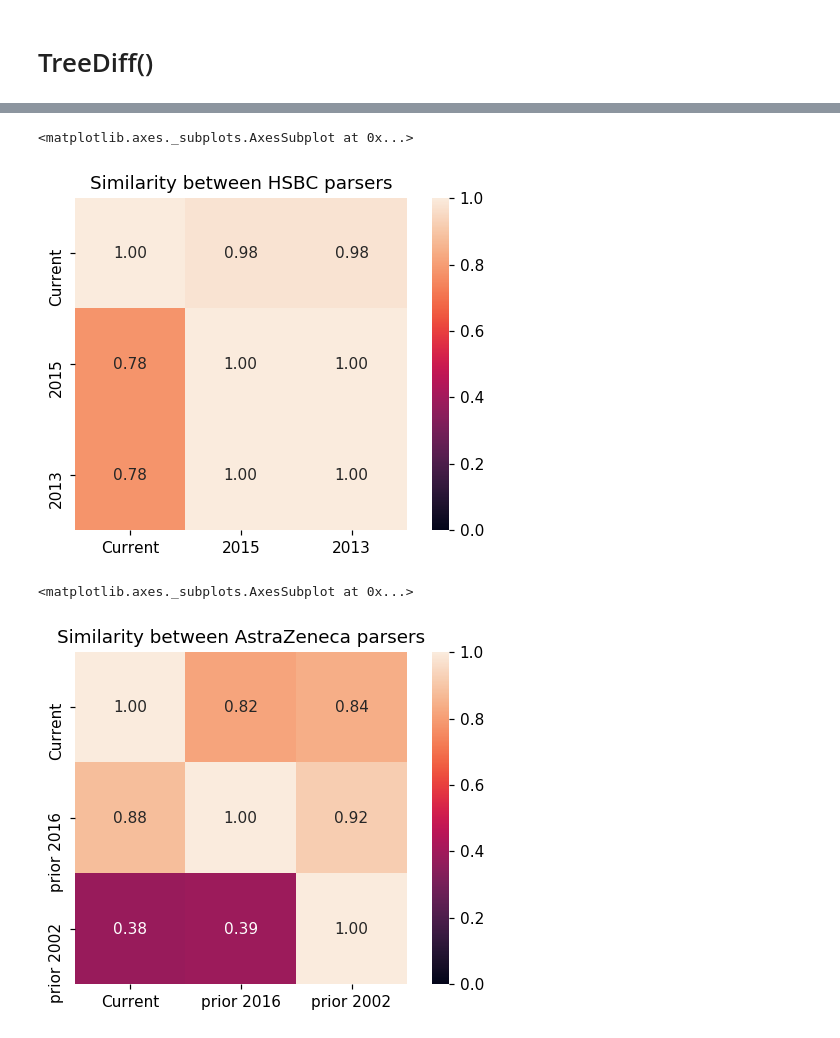
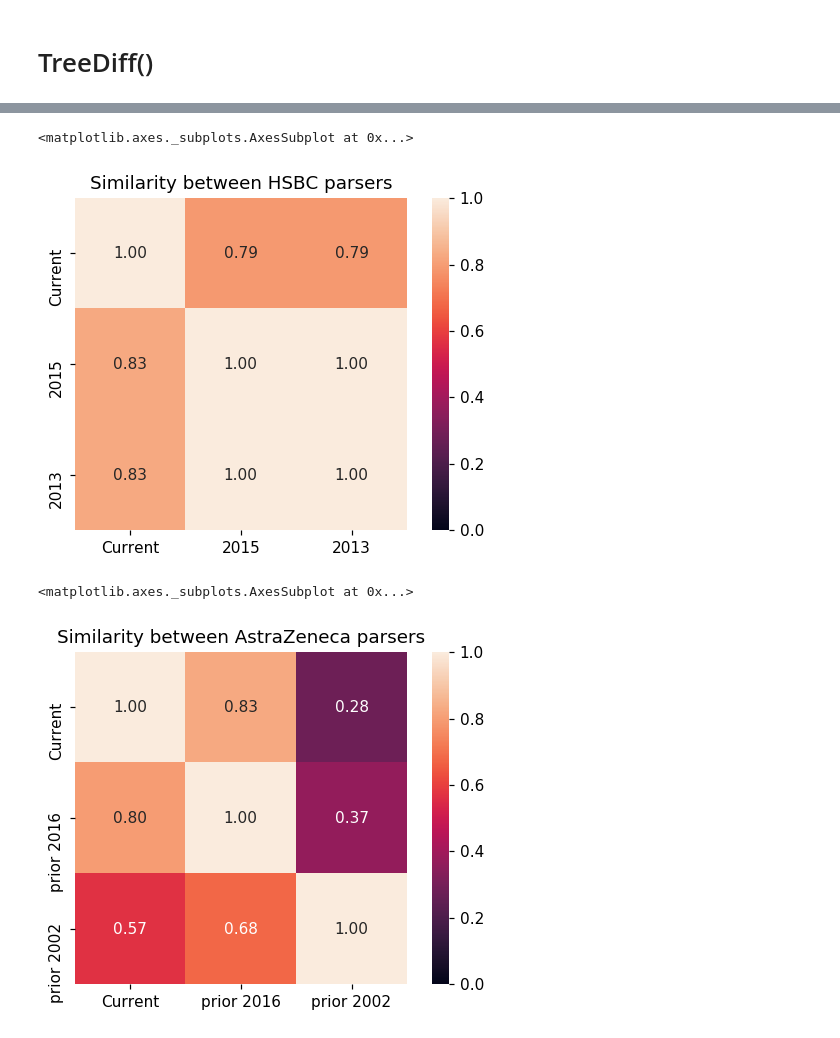
Before and after one commit to jakobtorben/Intelligent-public-web-data-extraction, a Jupyter notebook: ManWebScraper/AST/similarity/heatmaps.ipynb, the cells around one changed output, grey strips where cells are left out. Drawn from its saved outputs; the diff is of its cells as text; code cells hidden in the pictures.

```diff
--- a/ManWebScraper/AST/similarity/heatmaps.ipynb
+++ b/ManWebScraper/AST/similarity/heatmaps.ipynb
@@ -130,7 +130,7 @@ sns.heatmap(data, cbar=True, annot=True, square=True, fmt='.2f', annot_kws={'siz
 # %%
-HSBC_similarity = [[1, 0.98, 0.98],
-                   [0.78, 1, 1],
-                   [0.78, 1, 1]]
+HSBC_similarity = [[1, 0.79, 0.79],
+                   [0.83, 1, 1],
+                   [0.83, 1, 1]]
 data = np.array(HSBC_similarity)
 labels = ['Current', '2015', '2013']
 
@@ -140,19 +140,19 @@ sns.heatmap(data, cbar=True, annot=True, square=True, fmt='.2f', annot_kws={'siz
                  yticklabels=labels, xticklabels=labels,vmin=0,vmax=1)
 # %% [output]
 <matplotlib.axes._subplots.AxesSubplot at 0x...>
-[figure, old version]
+[figure, new version]
 # %%
-AZ_similarity = [[1, 0.82, 0.84],
-                 [0.88, 1, 0.92],
-                 [0.38, 0.39, 1]]
+AZ_similarity = [[1, 0.83, 0.28],
+                 [0.8, 1, 0.37],
+                 [0.57, 0.68, 1]]
 data = np.array(AZ_similarity)
 labels = ['Current', 'prior 2016', 'prior 2002']
 
 plt.figure(dpi=110)
 plt.title('Similarity between AstraZeneca parsers')
 sns.heatmap(data, cbar=True, annot=True, square=True, fmt='.2f', annot_kws={'size': 10},
                  yticklabels=labels, xticklabels=labels,vmin=0,vmax=1)
 # %% [output]
 <matplotlib.axes._subplots.AxesSubplot at 0x...>
-[figure, old version]
+[figure, new version]
 # %%
```
Also changed, not shown: parts of 5 cells of this notebook, 13 other files.
